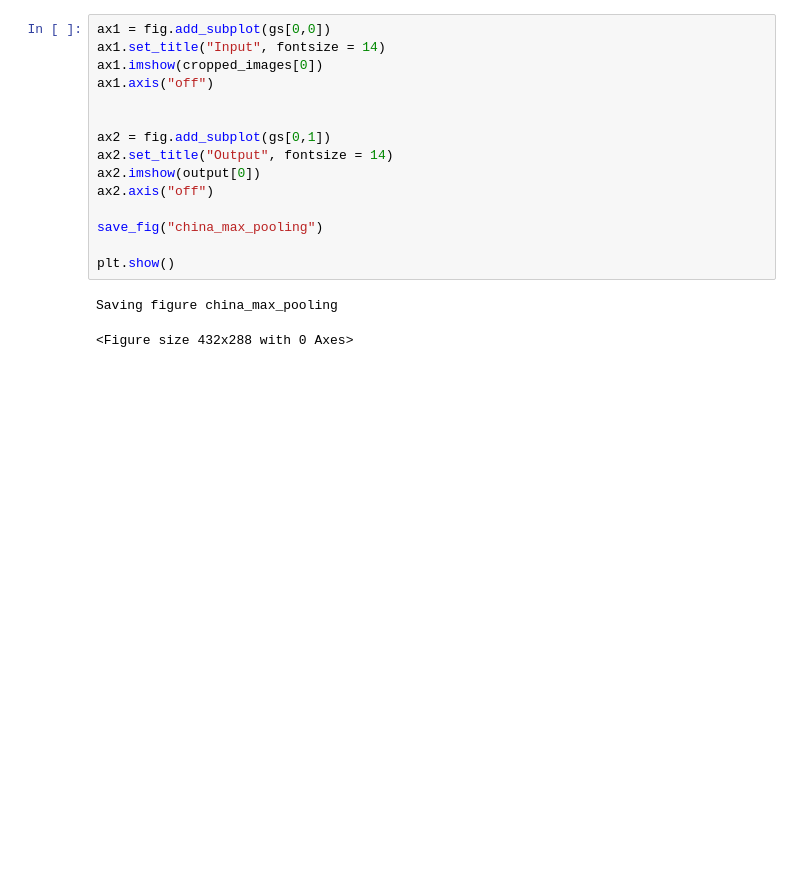
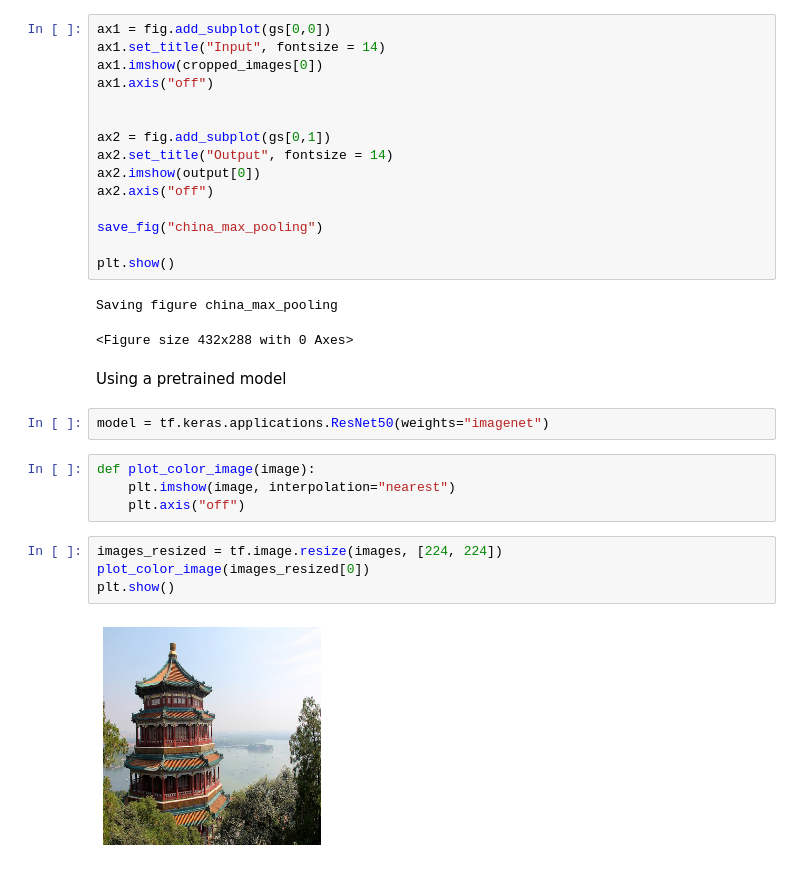
Before and after one commit to gopalakrishna-r/Hands-on-Machine-Learning-w-scikit-tensorflow, a Jupyter notebook: chapter_14/convolution tensorflow implementation.ipynb, the cells around one changed output. Drawn from its saved outputs; the diff is of its cells as text; blank space fills up the shorter version.

Commit message:
added pretrained model implementation

```diff
--- a/chapter_14/convolution tensorflow implementation.ipynb
+++ b/chapter_14/convolution tensorflow implementation.ipynb
@@ -146,3 +146,17 @@ plt.show()
 # %% [output]
 Saving figure china_max_pooling
 <Figure size 432x288 with 0 Axes>
+# %% [markdown]
+Using a pretrained model
+# %%
+model = tf.keras.applications.ResNet50(weights="imagenet")
+# %%
+def plot_color_image(image):
+    plt.imshow(image, interpolation="nearest")
+    plt.axis("off")
+# %%
+images_resized = tf.image.resize(images, [224, 224])
+plot_color_image(images_resized[0])
+plt.show()
+# %% [output]
+[figure, added]
```
Also changed, not shown: parts of 10 cells of this notebook, 6 other files.
